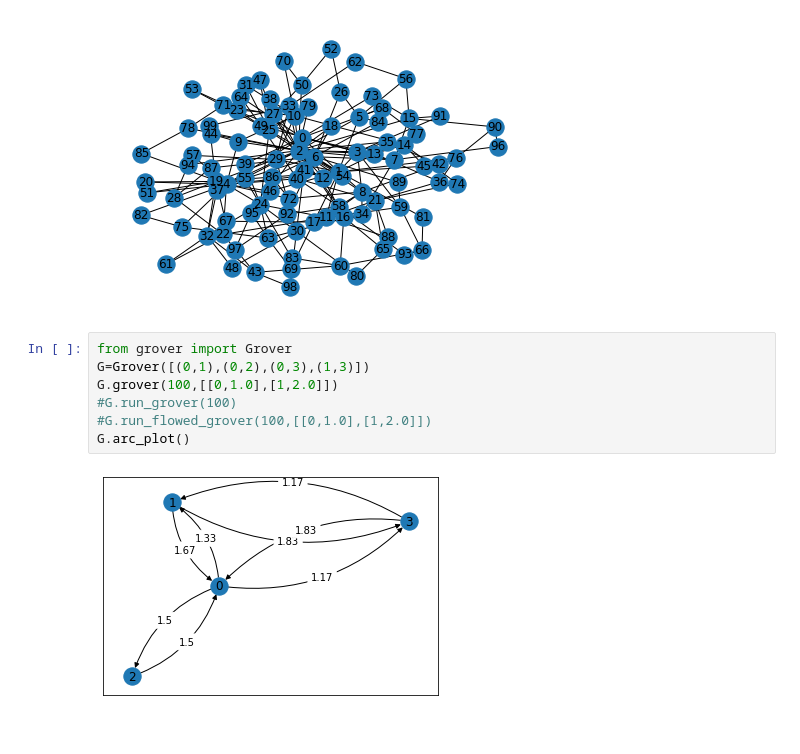
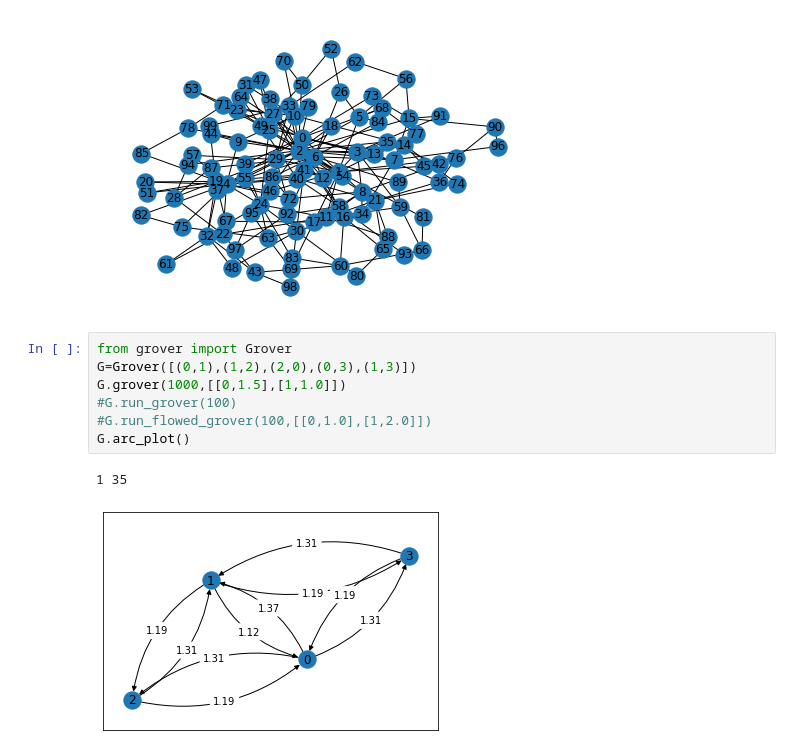
Before and after one commit to Tshou1219/qba, a Jupyter notebook: main.ipynb, the cells around one changed output. Drawn from its saved outputs; the diff is of its cells as text.

```diff
--- a/main.ipynb
+++ b/main.ipynb
@@ -7,13 +7,14 @@ bamodel.draw()
 [figure]
 # %%
 from grover import Grover
-G=Grover([(0,1),(0,2),(0,3),(1,3)])
-G.grover(100,[[0,1.0],[1,2.0]])
+G=Grover([(0,1),(1,2),(2,0),(0,3),(1,3)])
+G.grover(1000,[[0,1.5],[1,1.0]])
 #G.run_grover(100)
 #G.run_flowed_grover(100,[[0,1.0],[1,2.0]])
 G.arc_plot()
 # %% [output]
+1 35
-[figure, old version]
+[figure, new version]
 # %%
 import matplotlib.pyplot as plt
 import numpy as np
```
Also changed, not shown: parts of 1 cell of this notebook, 1 other file.
